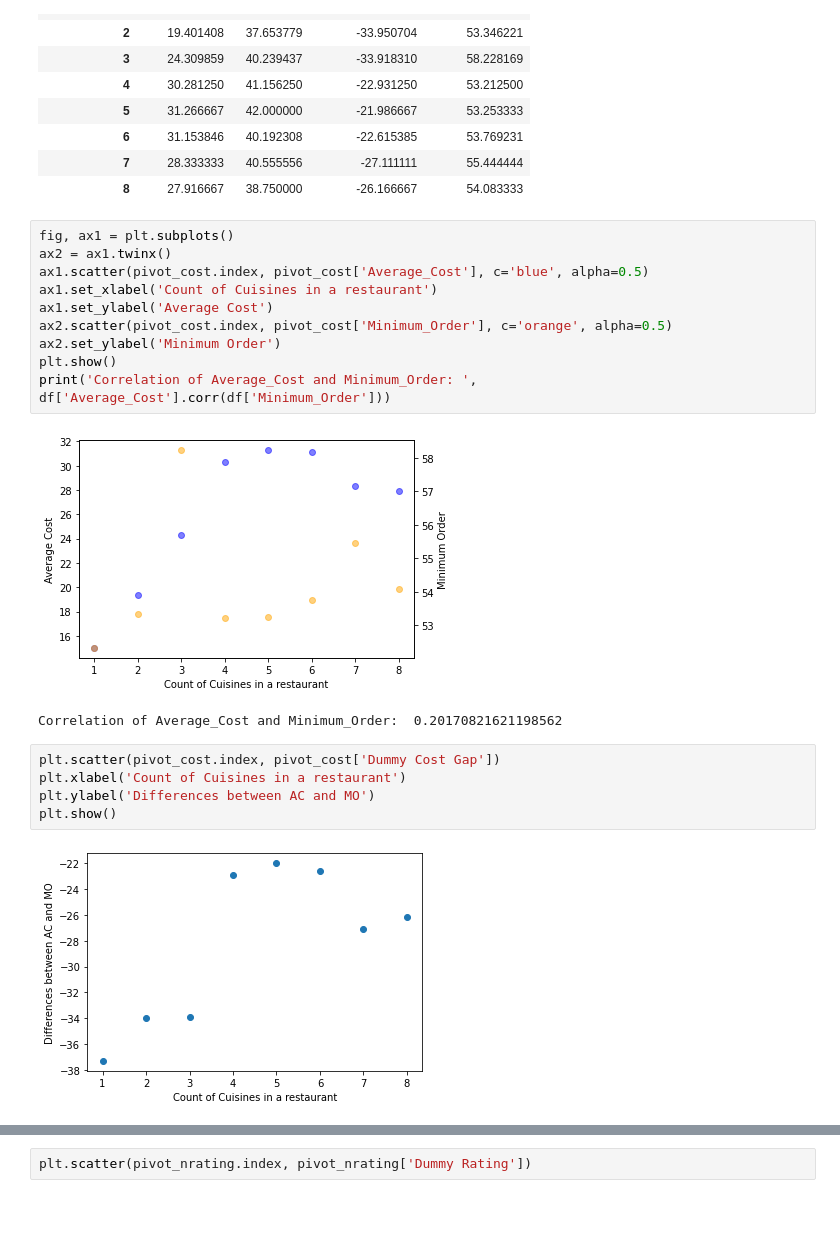
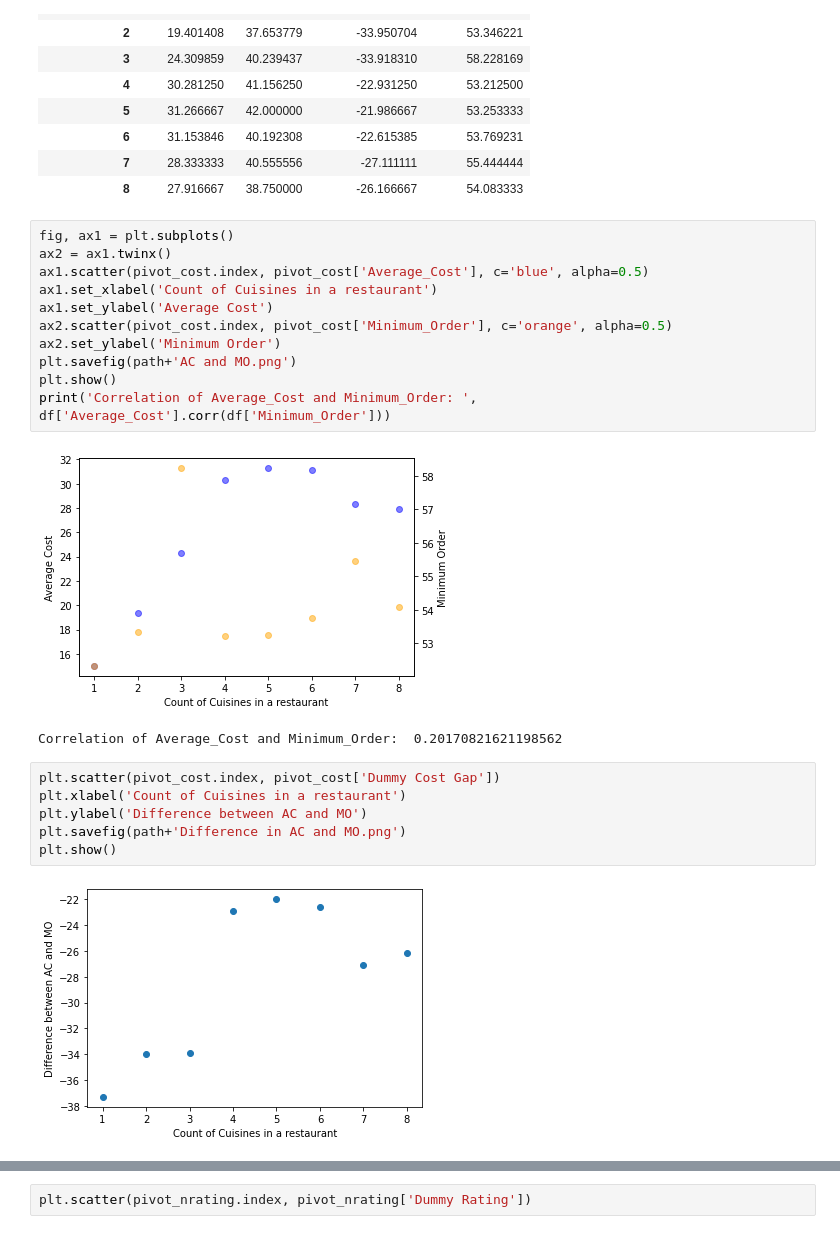
Before and after one commit to hieumtran/XTern2020, a Jupyter notebook: XTern2020.ipynb, the cells around one changed output, grey strips where cells are left out. Drawn from its saved outputs; the diff is of its cells as text.

Commit message:
Add savefig

```diff
--- a/XTern2020.ipynb
+++ b/XTern2020.ipynb
@@ -193,6 +195,7 @@ ax1.set_xlabel('Count of Cuisines in a restaurant')
 ax1.set_ylabel('Average Cost')
 ax2.scatter(pivot_cost.index, pivot_cost['Minimum_Order'], c='orange', alpha=0.5)
 ax2.set_ylabel('Minimum Order')
+plt.savefig(path+'AC and MO.png')
 plt.show()
 print('Correlation of Average_Cost and Minimum_Order: ', df['Average_Cost'].corr(df['Minimum_Order']))
 # %% [output]
@@ -201,7 +204,8 @@ Correlation of Average_Cost and Minimum_Order:  0.20170821621198562
 # %%
 plt.scatter(pivot_cost.index, pivot_cost['Dummy Cost Gap'])
 plt.xlabel('Count of Cuisines in a restaurant')
-plt.ylabel('Differences between AC and MO')
+plt.ylabel('Difference between AC and MO')
+plt.savefig(path+'Difference in AC and MO.png')
 plt.show()
 # %% [output]
-[figure, old version]
+[figure, new version]
```
Also changed, not shown: parts of 4 cells of this notebook.
